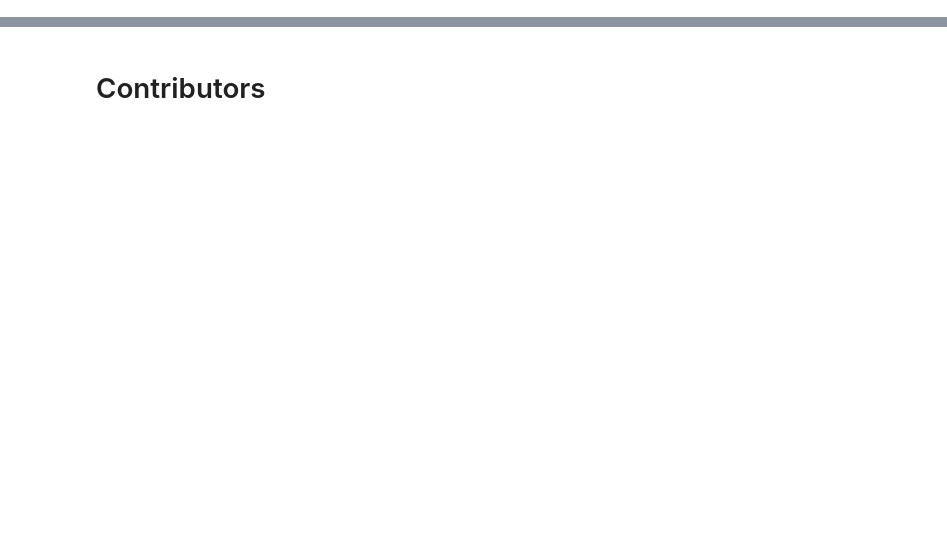
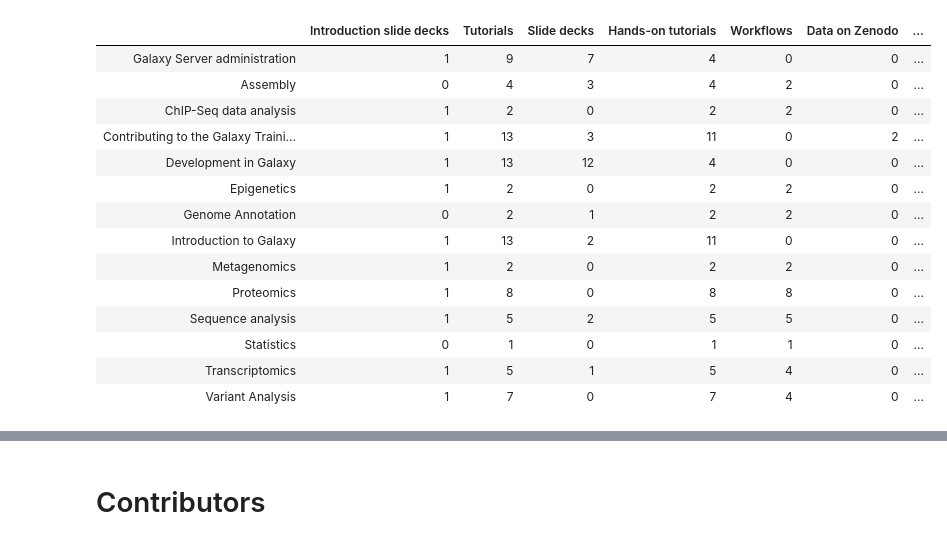
Before and after one commit to bebatut/galaxy-training-material-stats, a Jupyter notebook: src/extract_repo_content_stats.ipynb, the cells around one changed output, grey strips where cells are left out. Drawn from its saved outputs; the diff is of its cells as text; code cells hidden in the pictures; blank space fills up the shorter version.

```diff
--- a/src/extract_repo_content_stats.ipynb
+++ b/src/extract_repo_content_stats.ipynb
@@ -264,0 +177,18 @@ all_stats
+# %%
+stats_per_date['22.06.18']
+# %% [output]
+|  | Introduction slide decks | Tutorials | Slide decks | Hands-on tutorials | Workflows | Data on Zenodo | ... |
+| Galaxy Server administration | 1 | 9 | 7 | 4 | 0 | 0 | ... |
+| Assembly | 0 | 4 | 3 | 4 | 2 | 0 | ... |
+| ChIP-Seq data analysis | 1 | 2 | 0 | 2 | 2 | 0 | ... |
+| Contributing to the Galaxy Traini... | 1 | 13 | 3 | 11 | 0 | 2 | ... |
+| Development in Galaxy | 1 | 13 | 12 | 4 | 0 | 0 | ... |
+| Epigenetics | 1 | 2 | 0 | 2 | 2 | 0 | ... |
+| Genome Annotation | 0 | 2 | 1 | 2 | 2 | 0 | ... |
+| Introduction to Galaxy | 1 | 13 | 2 | 11 | 0 | 0 | ... |
+| Metagenomics | 1 | 2 | 0 | 2 | 2 | 0 | ... |
+| Proteomics | 1 | 8 | 0 | 8 | 8 | 0 | ... |
+| Sequence analysis | 1 | 5 | 2 | 5 | 5 | 0 | ... |
+| Statistics | 0 | 1 | 0 | 1 | 1 | 0 | ... |
+| Transcriptomics | 1 | 5 | 1 | 5 | 4 | 0 | ... |
+| Variant Analysis | 1 | 7 | 0 | 7 | 4 | 0 | ... |
```
Also changed, not shown: parts of 41 cells of this notebook.
